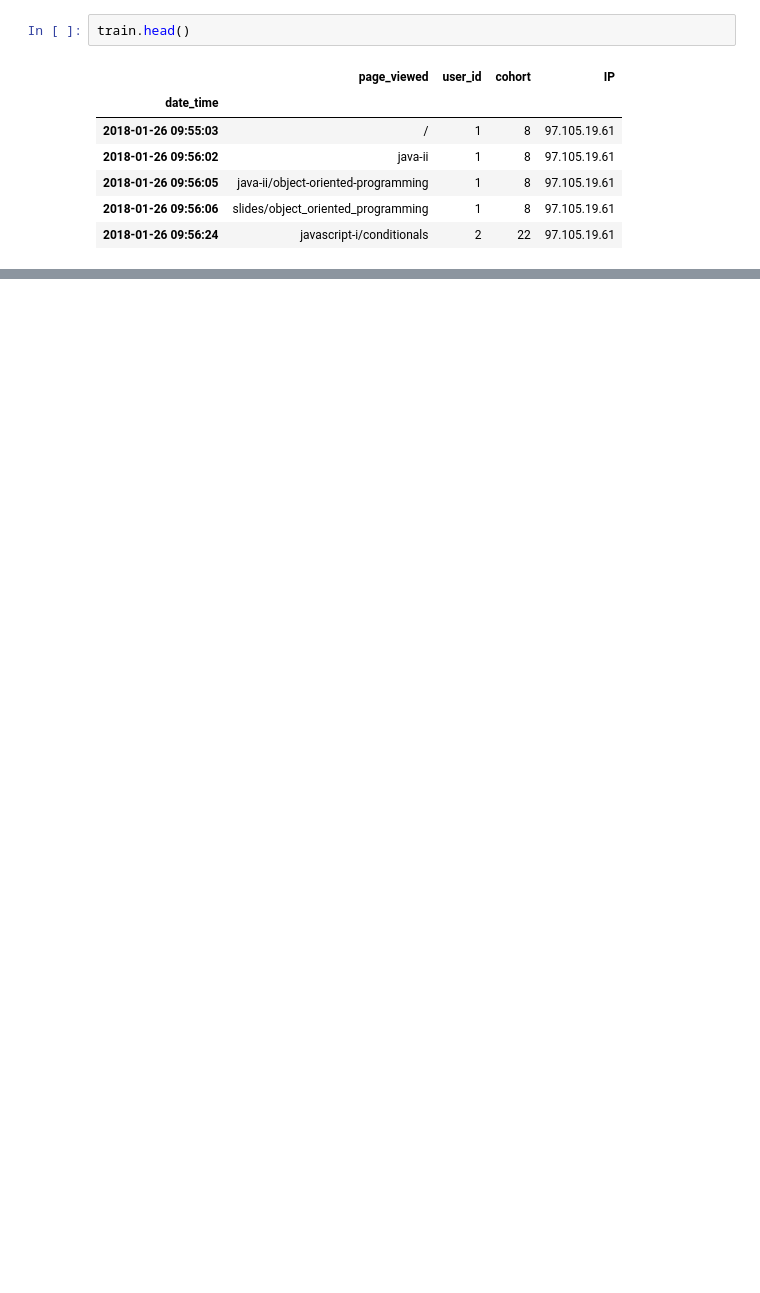
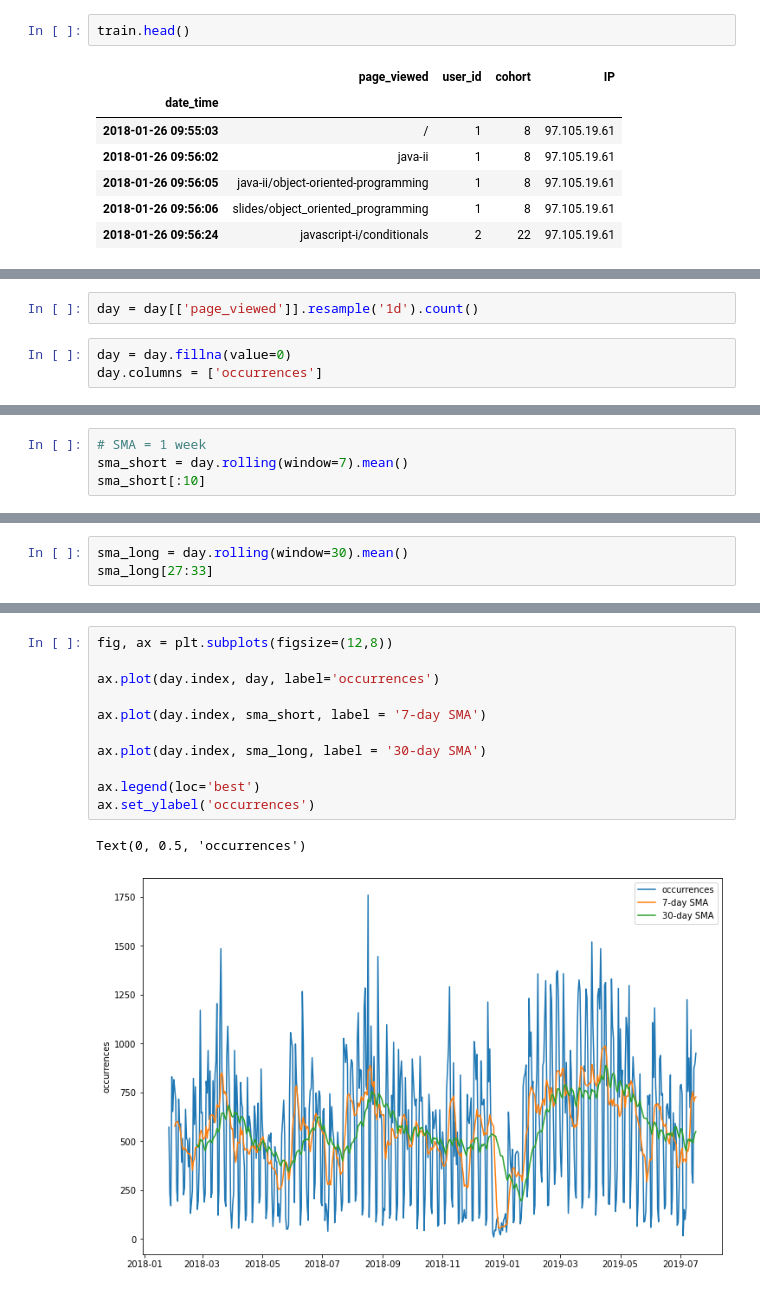
Before and after one commit to RyvynYoung/anomaly-detection-exercises, a Jupyter notebook: time_series_anomaly_detection.ipynb, the cells around one changed output, grey strips where cells are left out. Cells and saved outputs as stored; diff of their text form; blank space fills up the shorter version.

```diff
--- a/time_series_anomaly_detection.ipynb
+++ b/time_series_anomaly_detection.ipynb
@@ -274,0 +373,5 @@ y.resample('M').agg(['min', 'mean', 'max']).plot()
+# %%
+day = day[['page_viewed']].resample('1d').count()
+# %%
+day = day.fillna(value=0)
+day.columns = ['occurrences']
@@ -274,0 +390,4 @@ y.resample('M').agg(['min', 'mean', 'max']).plot()
+# %%
+# SMA = 1 week
+sma_short = day.rolling(window=7).mean()
+sma_short[:10]
@@ -274,0 +407,3 @@ y.resample('M').agg(['min', 'mean', 'max']).plot()
+# %%
+sma_long = day.rolling(window=30).mean()
+sma_long[27:33]
@@ -274,0 +419,14 @@ y.resample('M').agg(['min', 'mean', 'max']).plot()
+# %%
+fig, ax = plt.subplots(figsize=(12,8))
+
+ax.plot(day.index, day, label='occurrences')
+
+ax.plot(day.index, sma_short, label = '7-day SMA')
+
+ax.plot(day.index, sma_long, label = '30-day SMA')
+
+ax.legend(loc='best')
+ax.set_ylabel('occurrences')
+# %% [output]
+Text(0, 0.5, 'occurrences')
+[figure, added]
```
Also changed, not shown: parts of 75 cells of this notebook.
